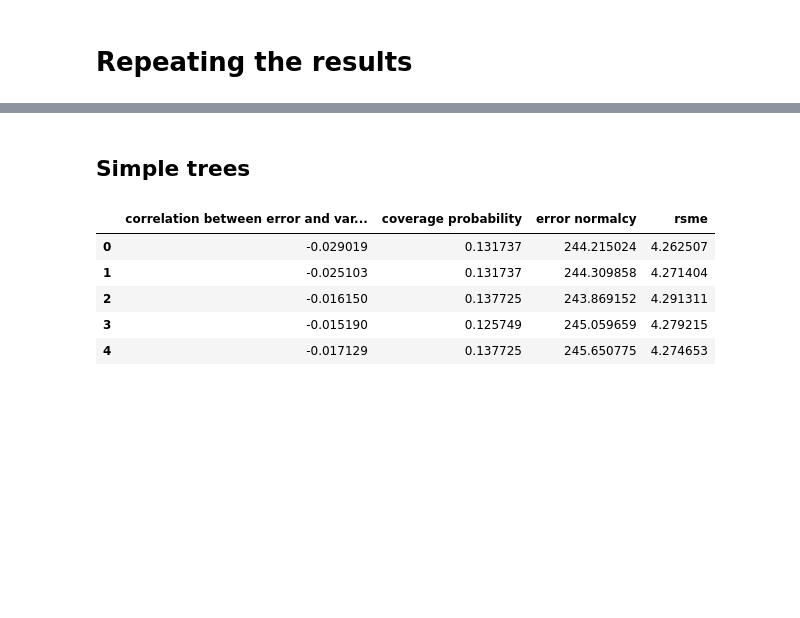
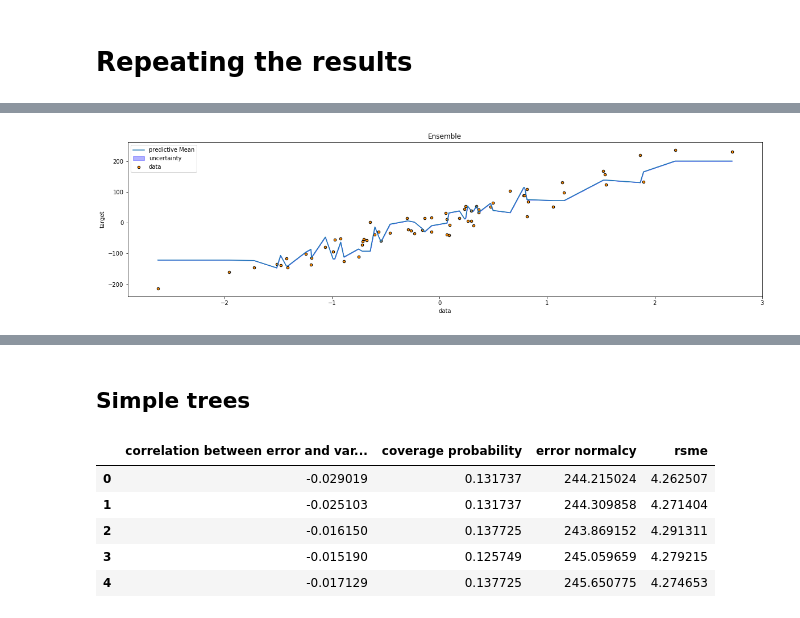
Before and after one commit to wooohoooo/natcompproj, a Jupyter notebook: repeated results.ipynb, the cells around one changed output, grey strips where cells are left out. Saved outputs shown, nothing was run; the diff lists cells and outputs as text; code cells hidden in the pictures; blank space fills up the shorter version.

```diff
--- a/repeated results.ipynb
+++ b/repeated results.ipynb
@@ -25,0 +36,7 @@ import pandas as pd
+# %%
+treeEnsemble = ensemble.RegressionEnsemble(100,DecisionTreeRegressor)
+treeEnsemble.fit(X_train,y_train)
+y_hat,std  = treeEnsemble.predict(X_test,std=True)
+treeEnsemble.mutli_dimenstional_scatterplot(X_test,y_test,figsize=(20,5))
+# %% [output]
+[figure, added]
```
Also changed, not shown: parts of 10 cells of this notebook.
